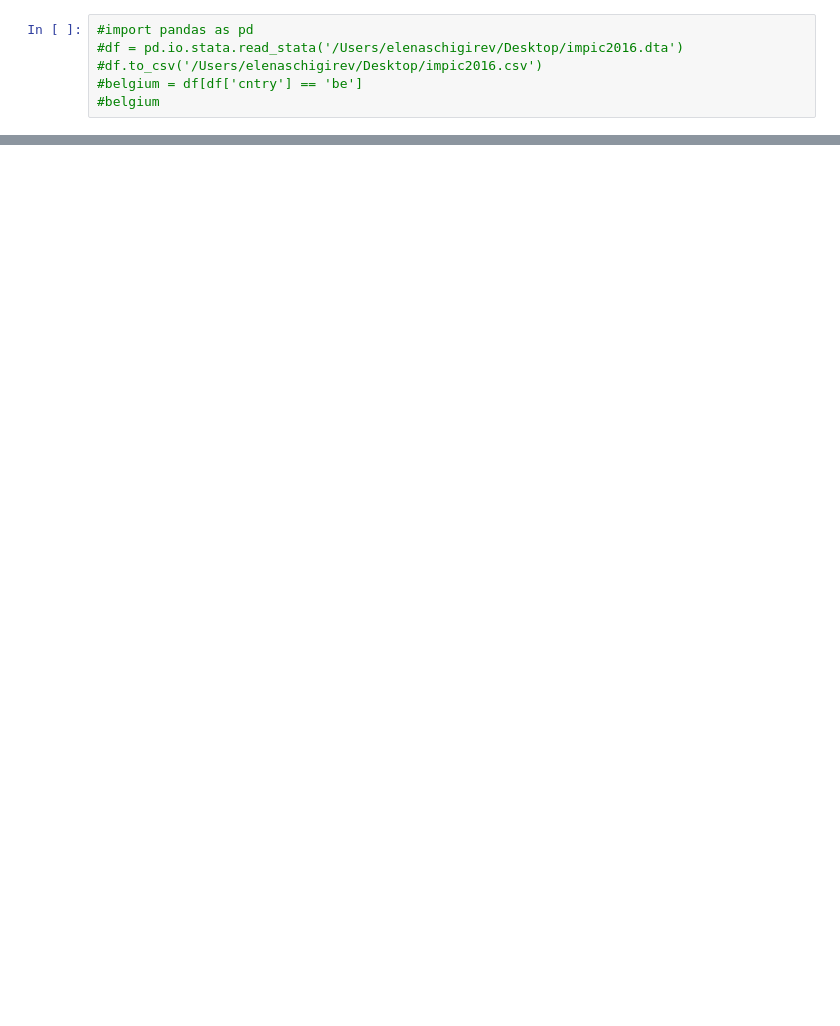
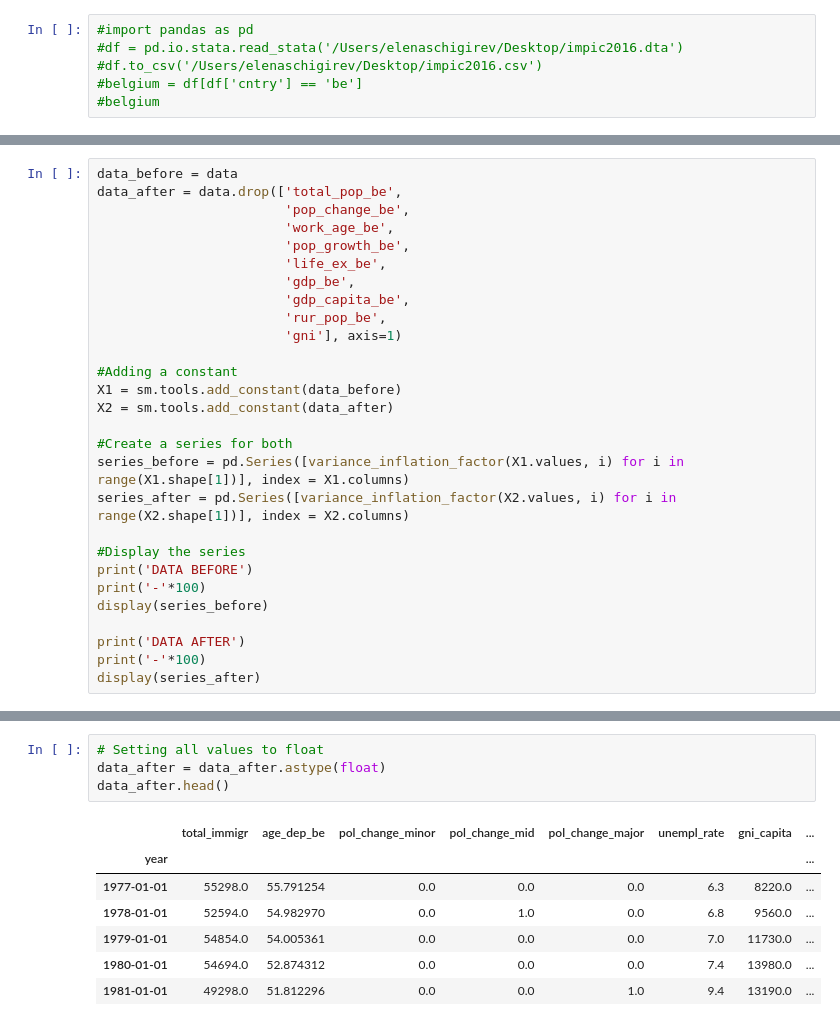
Before and after one commit to thibautdehem/whygration, a Jupyter notebook: whygration/test.ipynb, the cells around one changed output, grey strips where cells are left out. Cells and saved outputs as stored; diff of their text form; blank space fills up the shorter version.

```diff
--- a/whygration/test.ipynb
+++ b/whygration/test.ipynb
@@ -253,0 +444,28 @@ len(y)
+# %%
+data_before = data
+data_after = data.drop(['total_pop_be',
+                        'pop_change_be',
+                        'work_age_be',
+                        'pop_growth_be',
+                        'life_ex_be',
+                        'gdp_be',
+                        'gdp_capita_be',
+                        'rur_pop_be',
+                        'gni'], axis=1)
+
+#Adding a constant
+X1 = sm.tools.add_constant(data_before)
+X2 = sm.tools.add_constant(data_after)
+
+#Create a series for both
+series_before = pd.Series([variance_inflation_factor(X1.values, i) for i in range(X1.shape[1])], index = X1.columns)
+series_after = pd.Series([variance_inflation_factor(X2.values, i) for i in range(X2.shape[1])], index = X2.columns)
+
+#Display the series
+print('DATA BEFORE')
+print('-'*100)
+display(series_before)
+
+print('DATA AFTER')
+print('-'*100)
+display(series_after)
@@ -253,0 +506,12 @@ len(y)
+# %%
+# Setting all values to float
+data_after = data_after.astype(float)
+data_after.head()
+# %% [output]
+|  | total_immigr | age_dep_be | pol_change_minor | pol_change_mid | pol_change_major | unempl_rate | gni_capita | ... |
+| year |  |  |  |  |  |  |  | ... |
+| 1977-01-01 | 55298.0 | 55.791254 | 0.0 | 0.0 | 0.0 | 6.3 | 8220.0 | ... |
+| 1978-01-01 | 52594.0 | 54.982970 | 0.0 | 1.0 | 0.0 | 6.8 | 9560.0 | ... |
+| 1979-01-01 | 54854.0 | 54.005361 | 0.0 | 0.0 | 0.0 | 7.0 | 11730.0 | ... |
+| 1980-01-01 | 54694.0 | 52.874312 | 0.0 | 0.0 | 0.0 | 7.4 | 13980.0 | ... |
+| 1981-01-01 | 49298.0 | 51.812296 | 0.0 | 0.0 | 1.0 | 9.4 | 13190.0 | ... |
```
Also changed, not shown: parts of 83 cells of this notebook.
